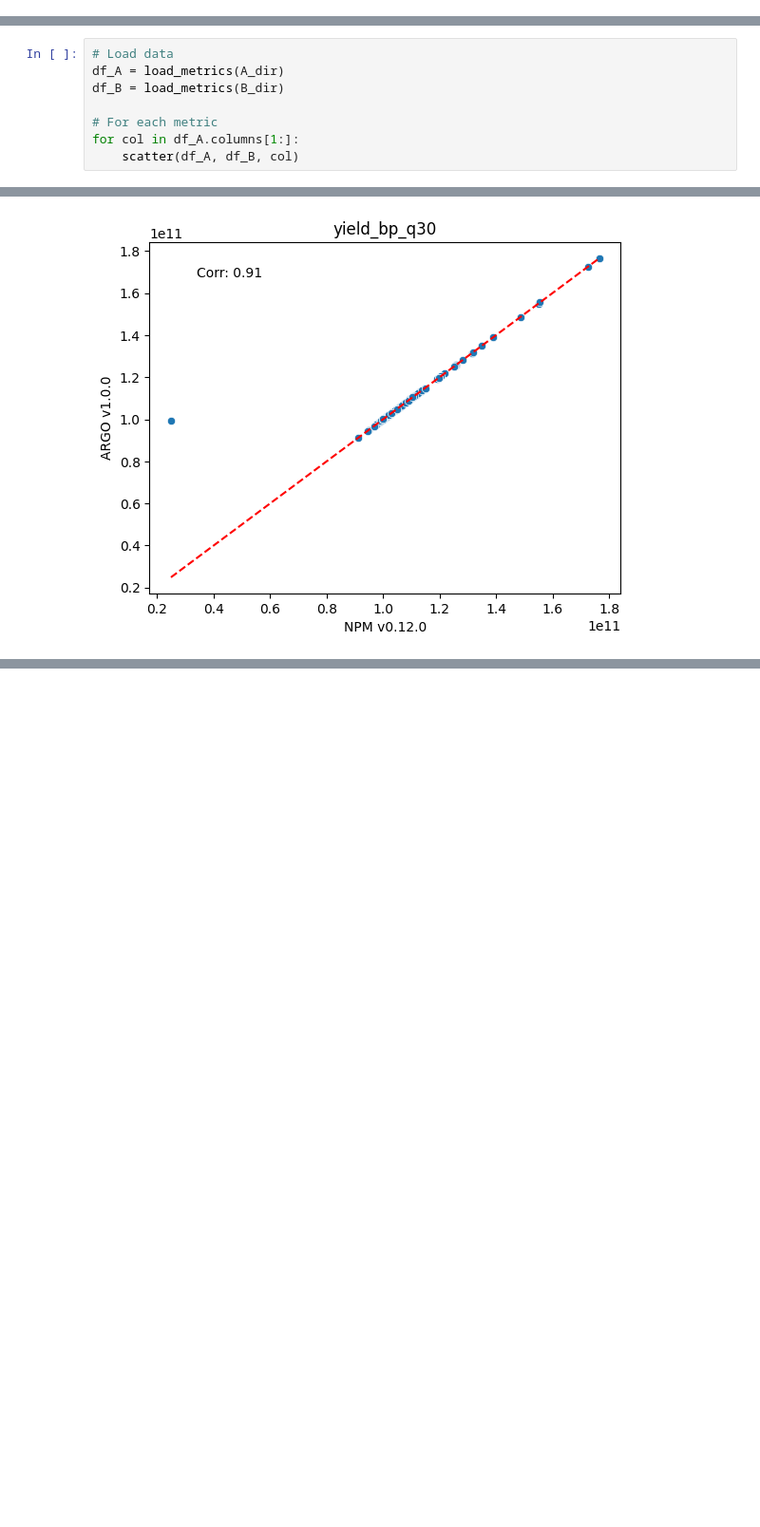
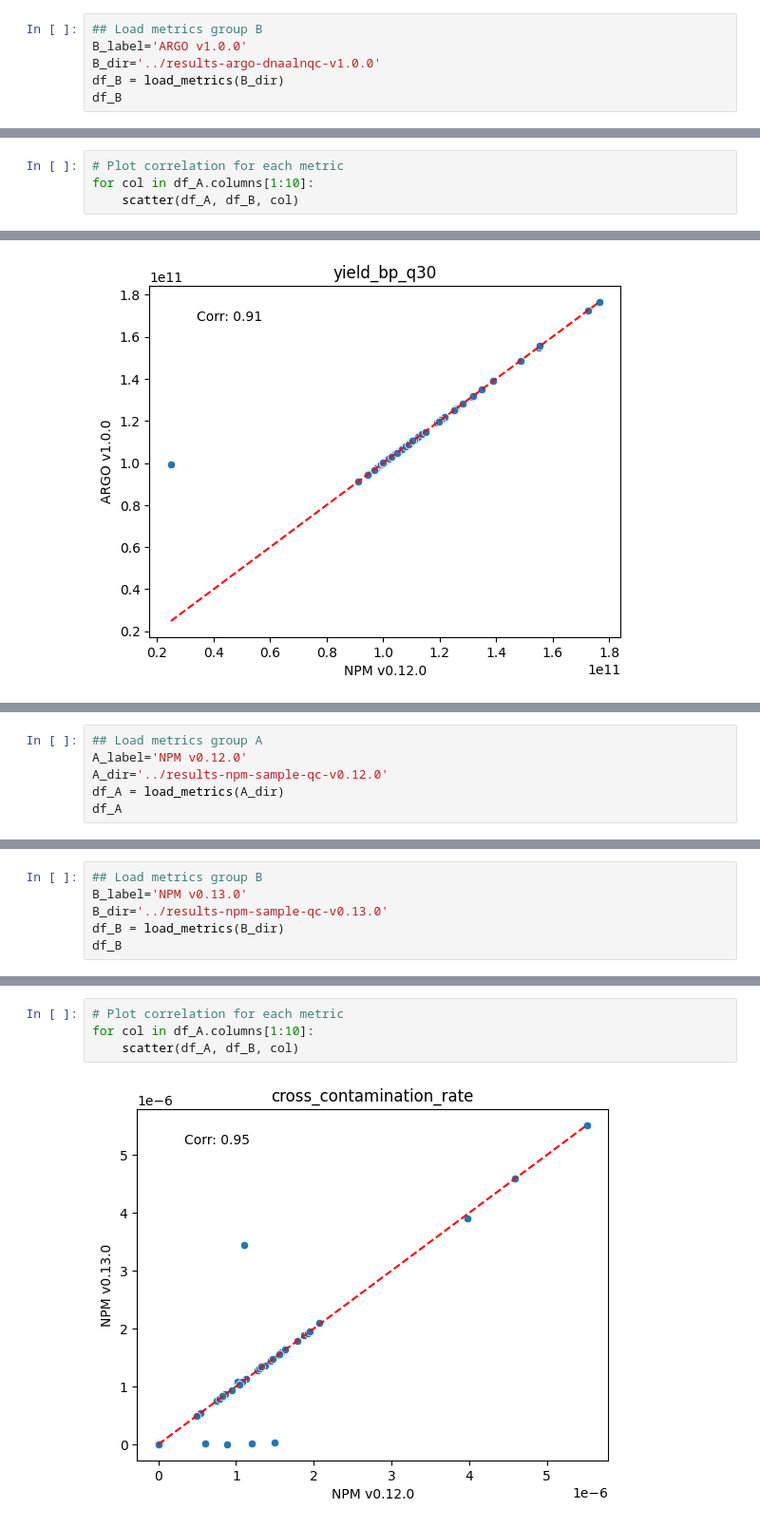
Before and after one commit to ga4gh/quality-control-wgs, a Jupyter notebook: benchmark_resources/stats/Pipeline_correlation.ipynb, the cells around one changed output, grey strips where cells are left out. Shown at 95% size. Cells and saved outputs as stored; diff of their text form; blank space fills up the shorter version.

Commit message:
Add correlation with NPM 13

```diff
--- a/benchmark_resources/stats/Pipeline_correlation.ipynb
+++ b/benchmark_resources/stats/Pipeline_correlation.ipynb
@@ -64,0 +123,6 @@ B_dir=f'../results-argo-dnaalnqc-v1.0.0/*.metrics.json'
+# %%
+## Load metrics group B
+B_label='ARGO v1.0.0'
+B_dir='../results-argo-dnaalnqc-v1.0.0'
+df_B = load_metrics(B_dir)
+df_B
@@ -65,10 +143,6 @@ B_dir=f'../results-argo-dnaalnqc-v1.0.0/*.metrics.json'
 # %%
-# Load data
-df_A = load_metrics(A_dir)
-df_B = load_metrics(B_dir)
-
-# For each metric
-for col in df_A.columns[1:]:
+# Plot correlation for each metric
+for col in df_A.columns[1:10]:
     scatter(df_A, df_B, col)
 # %% [output]
 [figure]
@@ -82,0 +159,6 @@ for col in df_A.columns[1:]:
+# %%
+## Load metrics group A
+A_label='NPM v0.12.0'
+A_dir='../results-npm-sample-qc-v0.12.0'
+df_A = load_metrics(A_dir)
+df_A
@@ -82,0 +179,6 @@ for col in df_A.columns[1:]:
+# %%
+## Load metrics group B
+B_label='NPM v0.13.0'
+B_dir='../results-npm-sample-qc-v0.13.0'
+df_B = load_metrics(B_dir)
+df_B
@@ -82,0 +199,6 @@ for col in df_A.columns[1:]:
+# %%
+# Plot correlation for each metric
+for col in df_A.columns[1:10]:
+    scatter(df_A, df_B, col)
+# %% [output]
+[figure, added]
```
Also changed, not shown: parts of 13 cells of this notebook.
